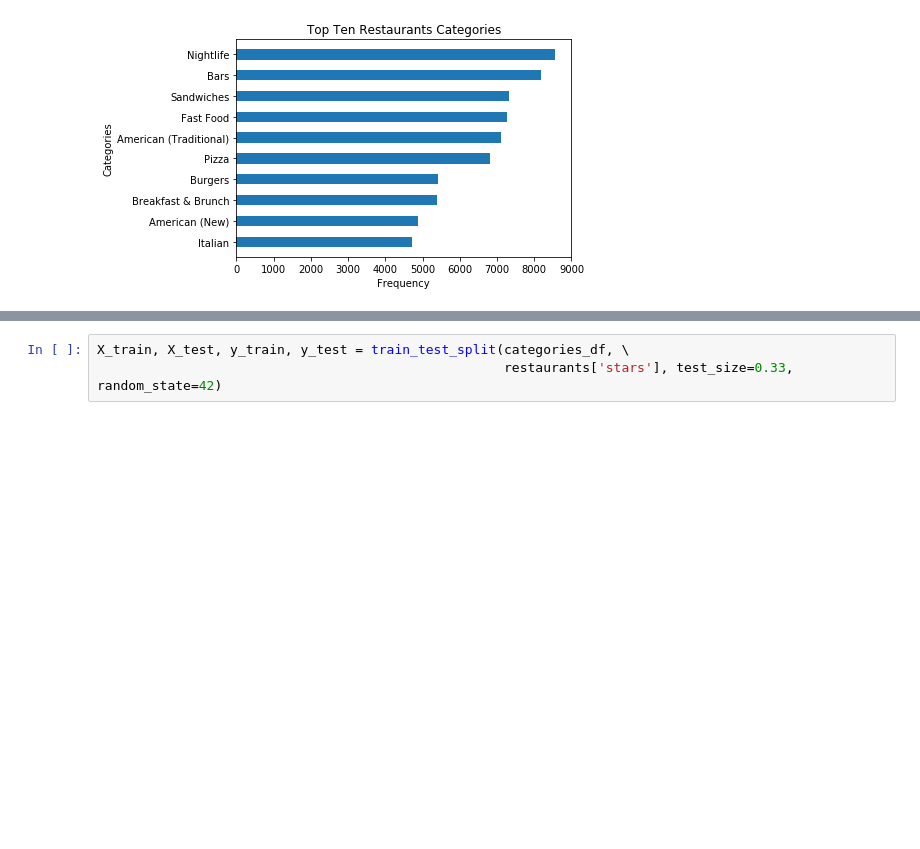
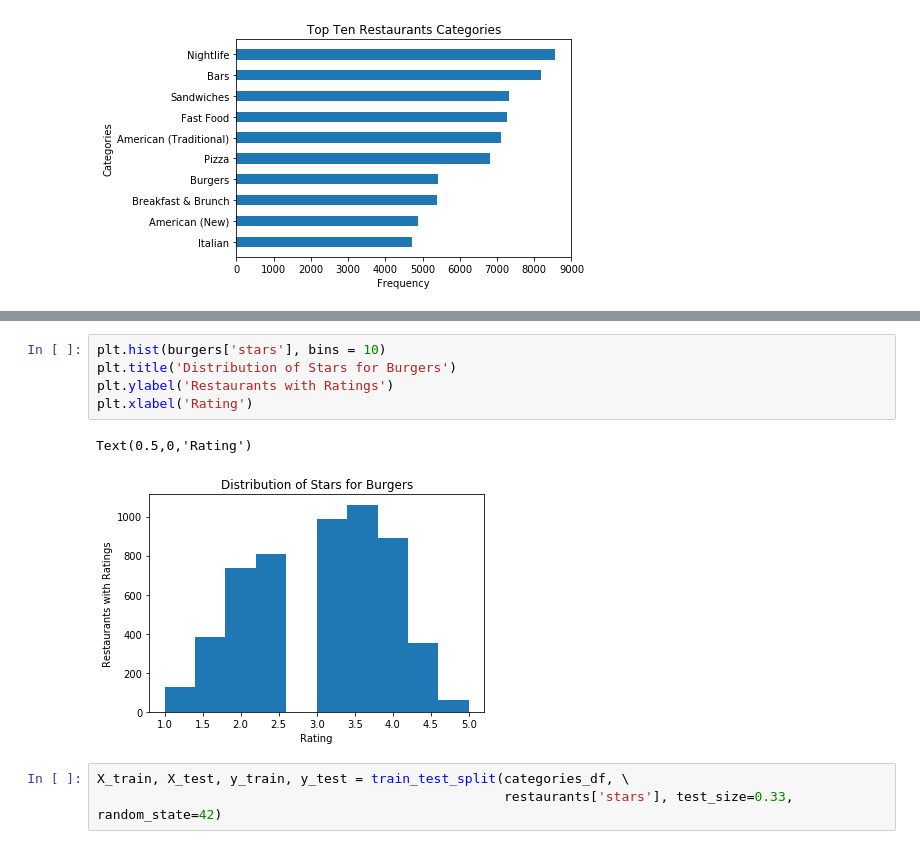
Before and after one commit to liangvi/Visualization_Demo_D3, a Jupyter notebook: Yelp_Jupyter.ipynb, the cells around one changed output, grey strips where cells are left out. Cells and saved outputs as stored; diff of their text form; blank space fills up the shorter version.

```diff
--- a/Yelp_Jupyter.ipynb
+++ b/Yelp_Jupyter.ipynb
@@ -102,3 +147,11 @@ Text(0.5,0,'Frequency')
+# %%
+plt.hist(burgers['stars'], bins = 10)
+plt.title('Distribution of Stars for Burgers')
+plt.ylabel('Restaurants with Ratings')
+plt.xlabel('Rating')
+# %% [output]
+Text(0.5,0,'Rating')
+[figure, added]
 # %%
 X_train, X_test, y_train, y_test = train_test_split(categories_df, \
                                                     restaurants['stars'], test_size=0.33, random_state=42)
```
Also changed, not shown: parts of 43 cells of this notebook, 1 other file.
